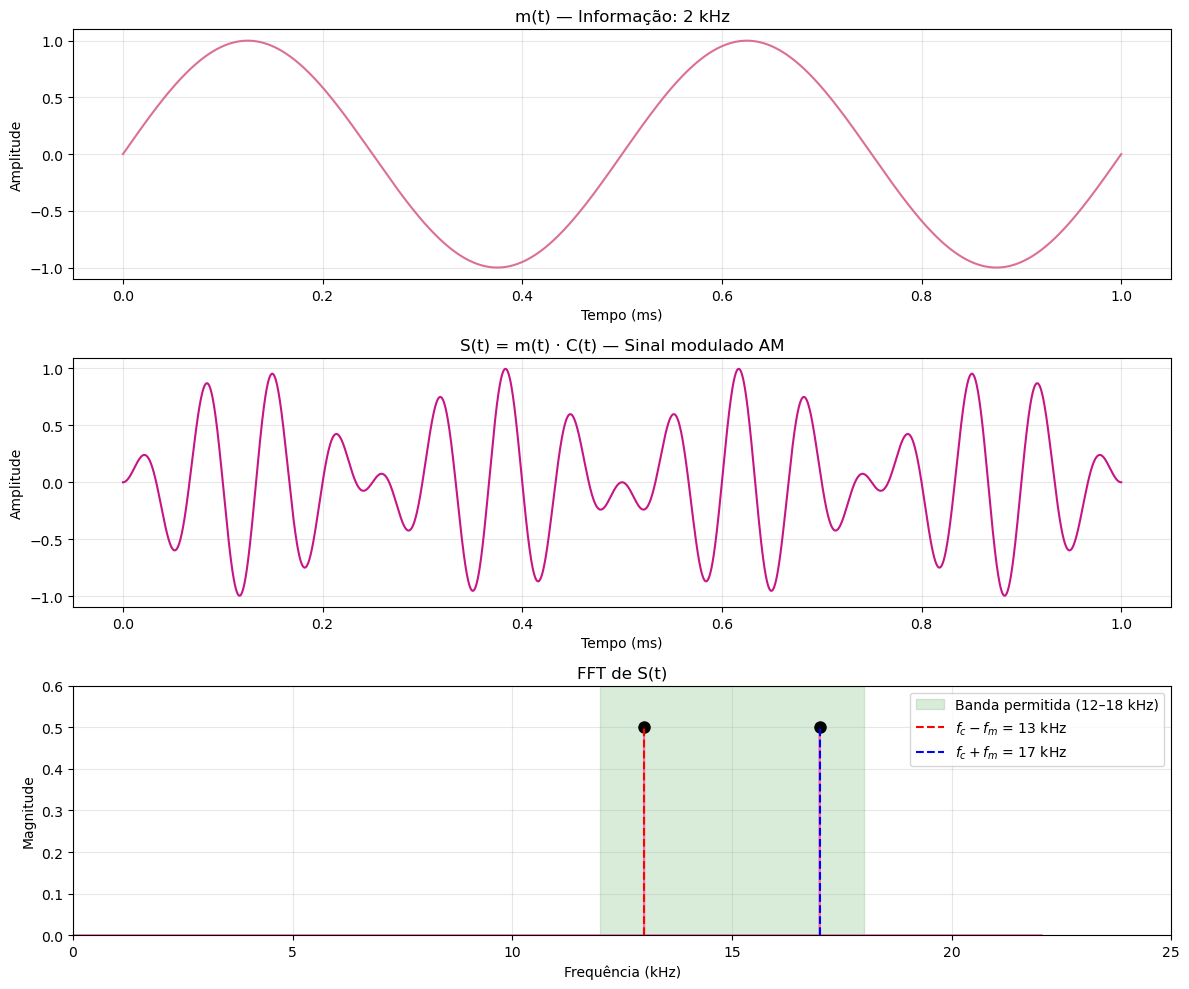
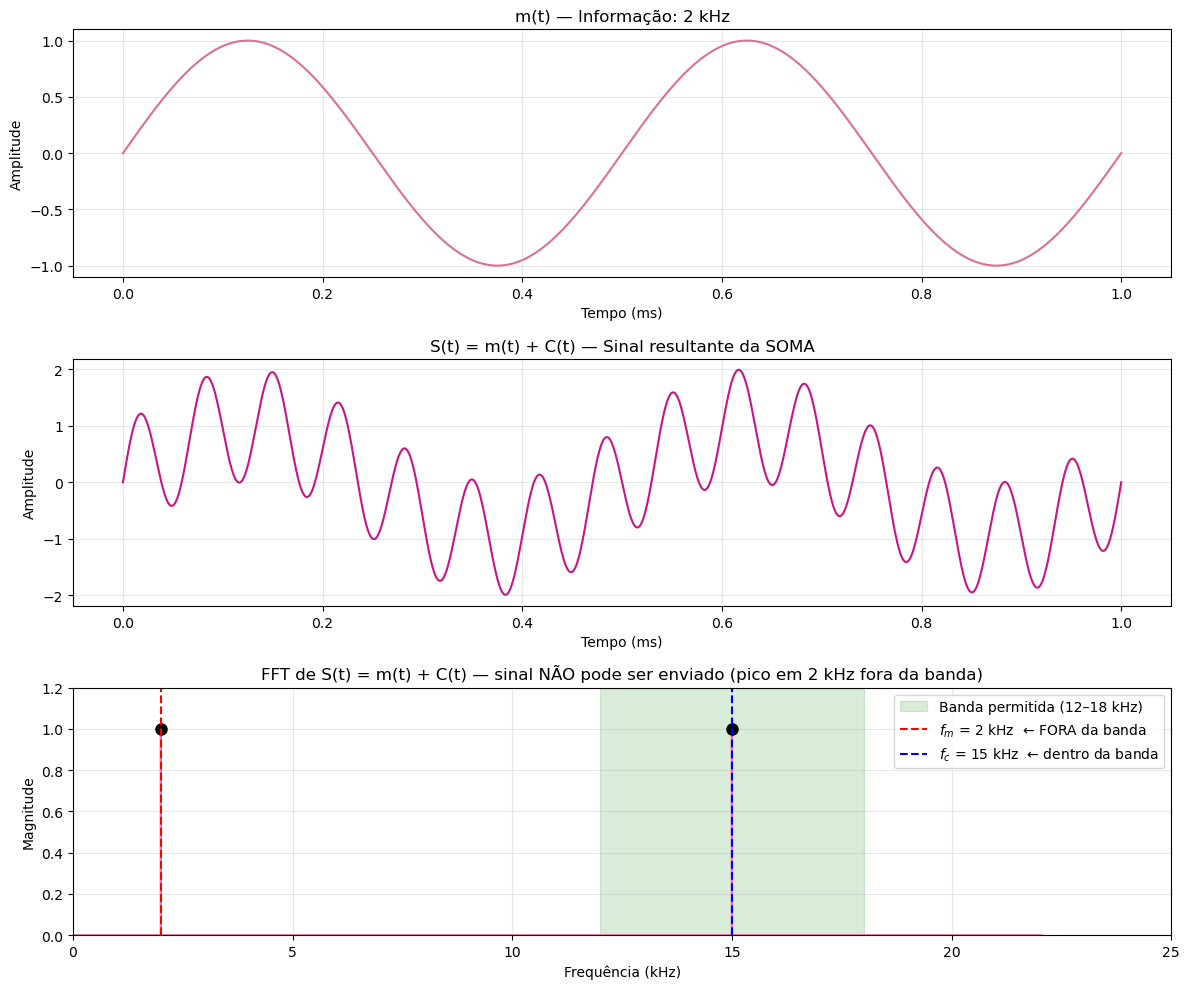
The notebook cell's code change between the first figure and the second:
--- before
+++ after
@@ -1,23 +1,26 @@
+import numpy as np
+import matplotlib.pyplot as plt
+
 # Parâmetros
-fs = 44100 # taxa de amostragem em Hz
-T = 2.0 # duracao do sinal em segundos
-fm = 2000 #frequência da informacao em Hz
-fc = 15000 # frequencia da portadora
-f_min = 12000 # limite inf da banda permitida
-f_max = 18000 # limite sup da banda permitida
+fs    = 44100   # taxa de amostragem em Hz
+T     = 2.0     # duração do sinal em segundos
+fm    = 2000    # frequência da informação em Hz
+fc    = 15000   # frequência da portadora em Hz
+f_min = 12000   # limite inferior da banda permitida
+f_max = 18000   # limite superior da banda permitida
 
-# 1. construir vetor de tempo
+# 1. Vetor de tempo
 t = np.arange(0, T, 1/fs)
 
-# 2. costruindo os sinais
-m = np.sin(2*np.pi*fm*t) # 2. sinal de informação m(t) - 2kHz
-C = np.sin(2*np.pi*fc*t) # portadora C(t) - 15kHz
+# 2. Sinais
+m = np.sin(2 * np.pi * fm * t)   # informação m(t) — 2 kHz
+C = np.sin(2 * np.pi * fc * t)   # portadora C(t) — 15 kHz
 
-# 3. contruindo o sinal modulado
-S = C * m
+# 3. Sinal resultante da SOMA (não modulação!)
+S_soma = m + C
 
-# 4. FFT do sinal modulado
-N         = len(S)
-fft_S     = np.fft.fft(S)
+# 4. FFT do sinal somado
+N         = len(S_soma)
+fft_S     = np.fft.fft(S_soma)
 freqs     = np.fft.fftfreq(N, d=1/fs)
 metade    = N // 2
@@ -25,9 +28,10 @@
 magnitude = (2 / N) * np.abs(fft_S[:metade])
 
-# 5. gráficos
+# 5. Gráficos
 fig, axes = plt.subplots(3, 1, figsize=(12, 10))
 
+t_plot = np.linspace(0, 0.001, 10000)   # 1 ms para visualização
+
 # Subplot 1: m(t) no tempo
-t_plot = np.linspace(0, 0.001, 10000)  
 m_plot = np.sin(2 * np.pi * fm * t_plot)
 axes[0].plot(t_plot * 1000, m_plot, color='palevioletred', lw=1.5)
@@ -37,36 +41,36 @@
 axes[0].grid(True, alpha=0.3)
 
-# Subplot 2: sinal modulado S(t) no tempo
-S_plot = np.sin(2 * np.pi * fm * t_plot) * np.sin(2 * np.pi * fc * t_plot)
-axes[1].plot(t_plot * 1000, S_plot, color='mediumvioletred', lw=1.5)
-axes[1].set_title("S(t) = m(t) · C(t) — Sinal modulado AM")
+# Subplot 2: sinal somado S(t) = m(t) + C(t) no tempo
+m_p = np.sin(2 * np.pi * fm * t_plot)
+C_p = np.sin(2 * np.pi * fc * t_plot)
+axes[1].plot(t_plot * 1000, m_p + C_p, color='mediumvioletred', lw=1.5)
+axes[1].set_title("S(t) = m(t) + C(t) — Sinal resultante da SOMA")
 axes[1].set_xlabel("Tempo (ms)")
 axes[1].set_ylabel("Amplitude")
 axes[1].grid(True, alpha=0.3)
 
-# Subplot 3: FFT do sinal modulado
-# marcadores nos picos para ficarem visíveis mesmo sendo bins estreitos
+# Subplot 3: FFT do sinal somado
 axes[2].plot(freqs_pos / 1000, magnitude, color='hotpink', lw=1.5)
-for f_pico in [fc - fm, fc + fm]:
+
+# Marcadores nos picos: 2 kHz e 15 kHz
+for f_pico in [fm, fc]:
     idx = np.argmin(np.abs(freqs_pos - f_pico))
     axes[2].plot(freqs_pos[idx] / 1000, magnitude[idx], 'o', color='black', ms=8)
 
 # Banda permitida em verde
-axes[2].axvspan(f_min/1000, f_max/1000,
+axes[2].axvspan(f_min / 1000, f_max / 1000,
                 alpha=0.15, color='green', label='Banda permitida (12–18 kHz)')
 
-# Linhas nos picos esperados: fc - fm = 13 kHz  e  fc + fm = 17 kHz
-axes[2].axvline((fc - fm)/1000, color='red', lw=1.5, linestyle='--',
-                ymax=0.5/0.6,  # para na altura de 0.5 (que é 83% do ylim de 0.6)
-                label=f'$f_c - f_m$ = {(fc-fm)//1000} kHz')
-axes[2].axvline((fc + fm)/1000, color='blue', lw=1.5, linestyle='--',
-                ymax=0.5/0.6,
-                label=f'$f_c + f_m$ = {(fc+fm)//1000} kHz')
+# Linhas verticais nos picos
+axes[2].axvline(fm / 1000, color='red', lw=1.5, linestyle='--',
+                label=f'$f_m$ = {fm // 1000} kHz  ← FORA da banda')
+axes[2].axvline(fc / 1000, color='blue', lw=1.5, linestyle='--',
+                label=f'$f_c$ = {fc // 1000} kHz  ← dentro da banda')
 
-axes[2].set_title("FFT de S(t)")
+axes[2].set_title("FFT de S(t) = m(t) + C(t) — sinal NÃO pode ser enviado (pico em 2 kHz fora da banda)")
 axes[2].set_xlabel("Frequência (kHz)")
 axes[2].set_ylabel("Magnitude")
 axes[2].set_xlim(0, 25)
-axes[2].set_ylim(0, 0.6)
+axes[2].set_ylim(0, 1.2)
 axes[2].legend()
 axes[2].grid(True, alpha=0.3)
@@ -75,10 +79,9 @@
 plt.show()
 
-# 6. confirmação dos picos
-# encontra os índices dos dois maiores picos no espectro
-picos_idx = np.argsort(magnitude)[-2:]
-picos_freq = freqs_pos[picos_idx] / 1000   # em kHz
-
+# 6. Confirmação dos picos
+picos_idx  = np.argsort(magnitude)[-2:]
+picos_freq = sorted(freqs_pos[picos_idx] / 1000)
 print("PICOS ENCONTRADOS NA FFT:")
-for f in sorted(picos_freq):
-    print(f"{f:.1f} kHz")
+for f in picos_freq:
+    dentro = f_min/1000 <= f <= f_max/1000
+    print(f"  {f:.1f} kHz  →  {'DENTRO' if dentro else 'FORA'} da banda permitida ({f_min//1000}–{f_max//1000} kHz)")

Commit: adicionando ex1 que sumiu